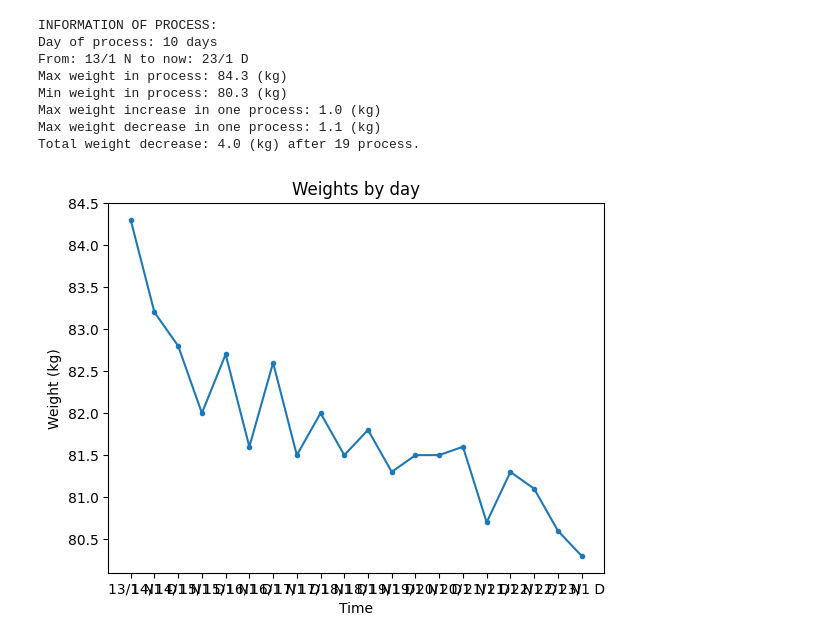
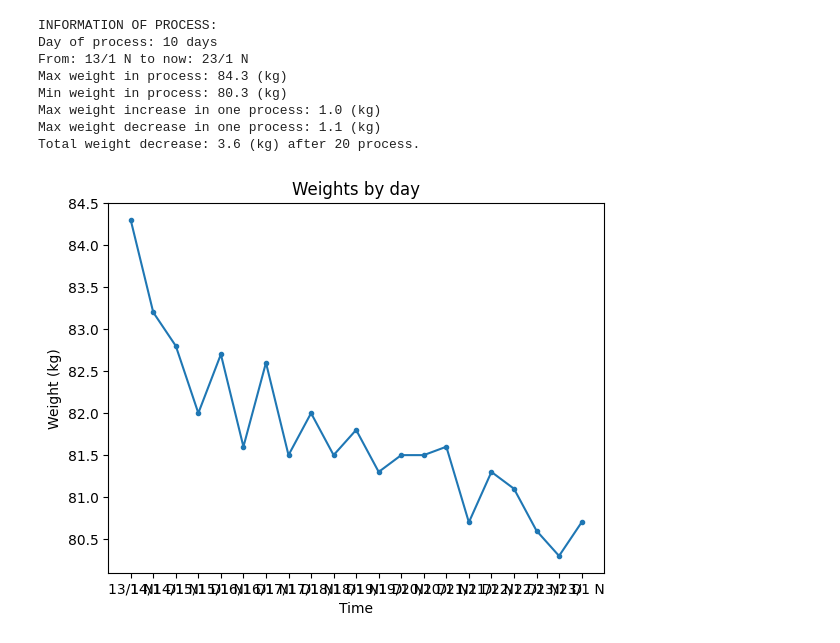
Before and after one commit to thanhbl-hust/Data-structures-and-Algorithms, a Jupyter notebook: train_12_1/weights.ipynb, the cells around one changed output. Saved outputs shown, nothing was run; the diff lists cells and outputs as text; code cells hidden in the pictures.

Commit message:
process

```diff
--- a/train_12_1/weights.ipynb
+++ b/train_12_1/weights.ipynb
@@ -27,42 +27,42 @@ import matplotlib.pyplot as plt
 w = [
     84.3,  83.2,   82.8,   82.0,   82.7,   81.6,   82.6,   81.5,
     82,    81.5,   81.8,   81.3,   81.5,   81.5,   81.6,   80.7,
-    81.3,  81.1,   80.6,   80.3
+    81.3,  81.1,   80.6,   80.3,   80.7
 ]
 d = [
     '13/1 N', '14/1 D', '14/1 N', '15/1 D', '15/1 N', '16/1 D', '16/1 N', '17/1 D',
     '17/1 N', '18/1 D', '18/1 N', '19/1 D', '19/1 N', '20/1 D', '20/1 N', '21/1 D',
-    '21/1 N', '22/1 D', '22/1 N', '23/1 D'
+    '21/1 N', '22/1 D', '22/1 N', '23/1 D', '23/1 N'
 ]
 
 
 plt.plot(d, w, marker='.')
 plt.xlabel('Time')
 plt.ylabel('Weight (kg)')
 plt.title('Weights by day')
 
 #oneday has 2 parameters, 0:00 and after wake up
 maxIncrease, maxDecrease = findMaxandMin(w)
 
 print("INFORMATION OF PROCESS:")
 print(f'Day of process: {int(len(w) / 2)} days')
 print(f'From: {d[0]} to now: {d[len(d) - 1]}')
 print(f'Max weight in process: {round(max(w), 2)} (kg)')
 print(f'Min weight in process: {round(min(w), 2)} (kg)')
 print(f'Max weight increase in one process: {round(maxIncrease, 2)} (kg)')
 print(f'Max weight decrease in one process: {-1 * round(maxDecrease, 2)} (kg)')
 print(f'Total weight decrease: {round(abs(w[len(w) - 1] - w[0]), 1)} (kg) after {len(w) - 1} process.')
 plt.show()
 # %% [output]
 INFORMATION OF PROCESS:
 Day of process: 10 days
-From: 13/1 N to now: 23/1 D
+From: 13/1 N to now: 23/1 N
 Max weight in process: 84.3 (kg)
 Min weight in process: 80.3 (kg)
 Max weight increase in one process: 1.0 (kg)
 Max weight decrease in one process: 1.1 (kg)
-Total weight decrease: 4.0 (kg) after 19 process.
+Total weight decrease: 3.6 (kg) after 20 process.
-[figure, old version]
+[figure, new version]
 # %%
 de, inc = countDeandIn(w)
 de_percent = 100 * (round(de / (de + inc), 3))
```
Also changed, not shown: parts of 1 cell of this notebook.
